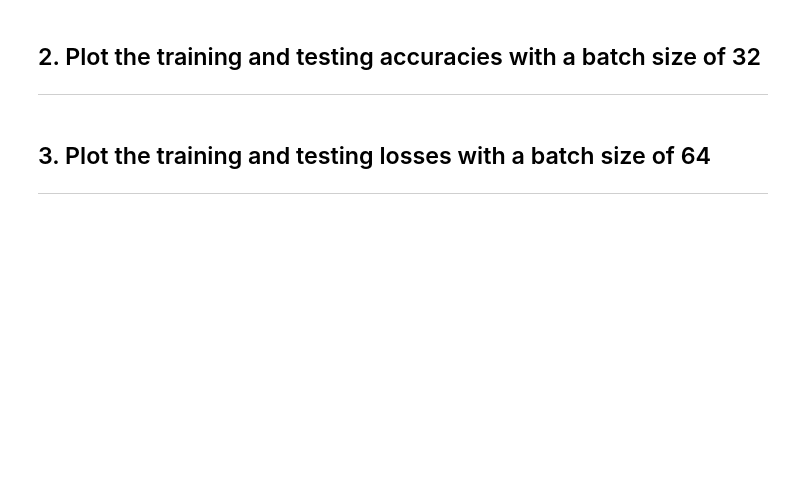
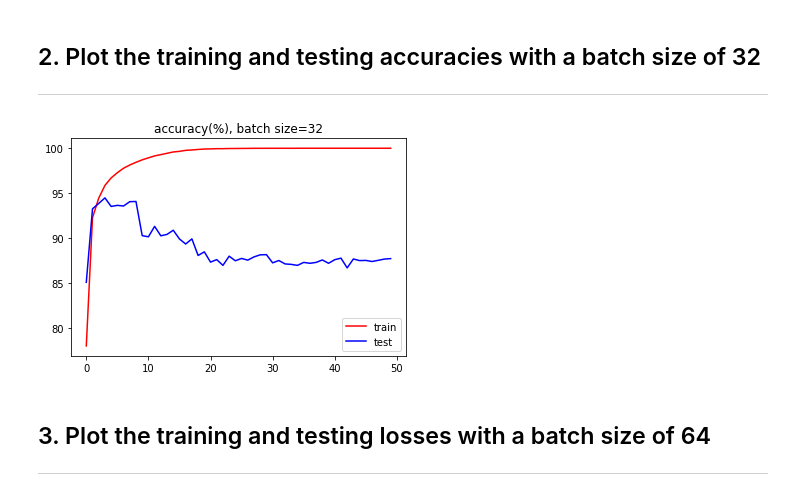
Before and after one commit to jwoonge/ML-projects, a Jupyter notebook: 09/assignment_09.ipynb, the cells around one changed output. Drawn from its saved outputs; the diff is of its cells as text; code cells hidden in the pictures; blank space fills up the shorter version.

```diff
--- a/09/assignment_09.ipynb
+++ b/09/assignment_09.ipynb
@@ -168,6 +147,14 @@ loss_train_128, loss_test_128, acc_train_128, acc_test_128 = learn(classifier, d
 # %% [markdown]
 ## 2. Plot the training and testing accuracies with a batch size of 32
 ---
+# %%
+plt.plot(acc_train_32, color='r')
+plt.plot(acc_test_32, color='b')
+plt.title('accuracy(%), batch size=32')
+plt.legend(['train','test'])
+plt.show()
+# %% [output]
+[figure, added]
 # %% [markdown]
 ## 3. Plot the training and testing losses with a batch size of 64
 ---
```
Also changed, not shown: parts of 13 cells of this notebook.
